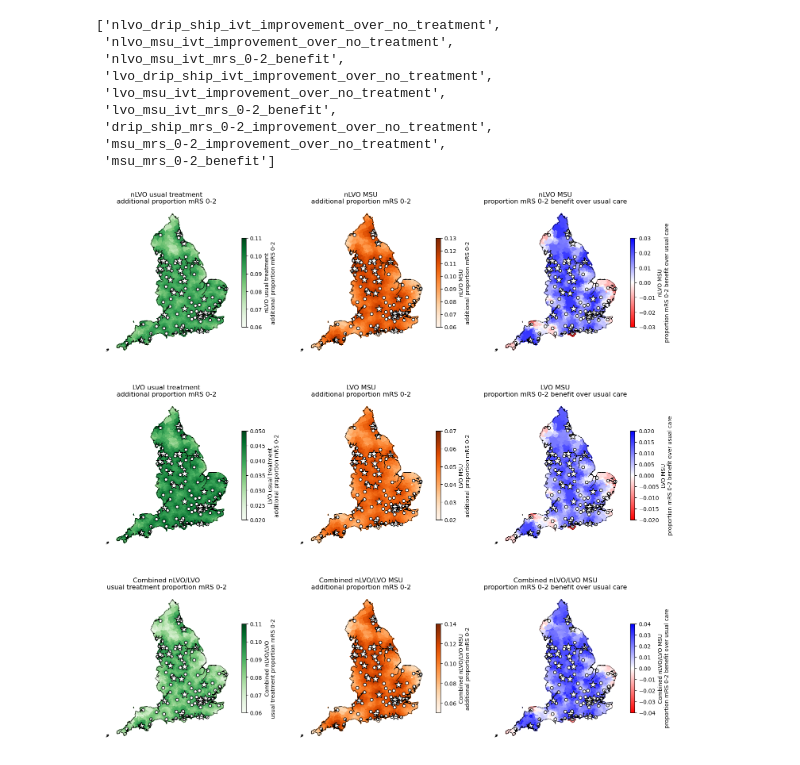
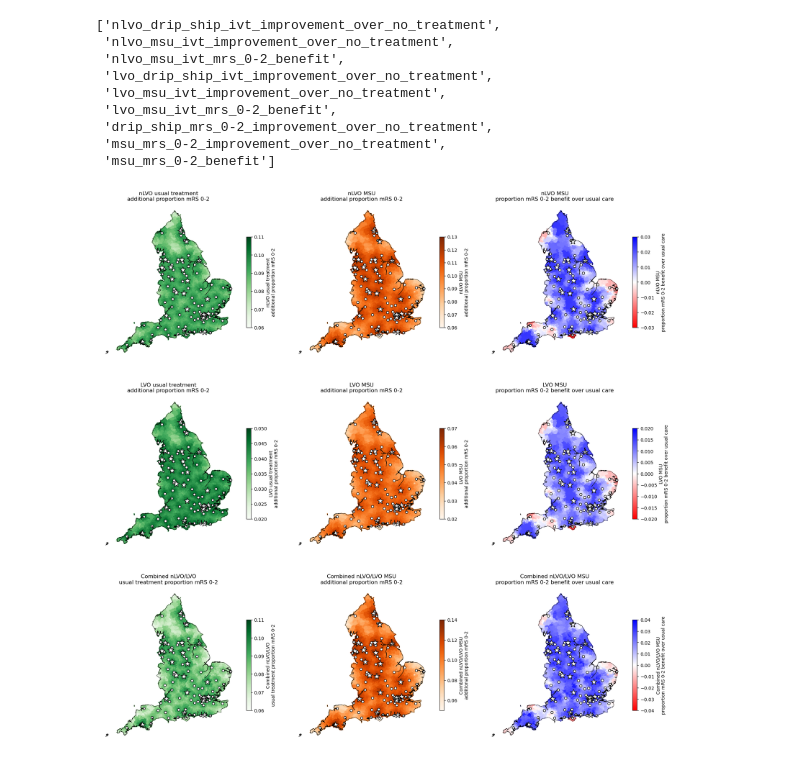
Before and after one commit to stroke-modelling/muster2, a Jupyter notebook: map/produce_maps.ipynb, the cells around one changed output. Drawn from its saved outputs; the diff is of its cells as text; code cells hidden in the pictures.

```diff
--- a/map/produce_maps.ipynb
+++ b/map/produce_maps.ipynb
@@ -188,7 +188,7 @@ cols_to_plot = {
     'lvo_drip_ship_ivt_improvement_over_no_treatment':'LVO usual treatment\nadditional proportion mRS 0-2',
     'lvo_msu_ivt_improvement_over_no_treatment':'LVO MSU\nadditional proportion mRS 0-2',
     'lvo_msu_ivt_mrs_0-2_benefit': 'LVO MSU\nproportion mRS 0-2 benefit over usual care',
-    'drip_ship_mrs_0-2_improvement_over_no_treatment': 'Combined nLVO/LVO\nusual treatment proportion mRS 0-2',
+    'drip_ship_mrs_0-2_improvement_over_no_treatment': 'Combined nLVO/LVO usual treatment\nproportion mRS 0-2',
     'msu_mrs_0-2_improvement_over_no_treatment': 'Combined nLVO/LVO MSU\nadditional proportion mRS 0-2',
     'msu_mrs_0-2_benefit': 'Combined nLVO/LVO MSU\nproportion mRS 0-2 benefit over usual care',
 }
@@ -219,7 +219,7 @@ list(cols_to_plot.keys())
 # %%
 cols = list(cols_to_plot.keys())
 
-fig = plt.figure(figsize=(15,15))
+fig = plt.figure(figsize=(18,18))
 
 for i, col in enumerate(cols):
     # Get min and max of data[col]
@@ -234,33 +234,33 @@ for i, col in enumerate(cols):
     vmax = round(vmax + 0.00499, 2)
 
 
     ax = fig.add_subplot(3, 3, i+1)
 
     data.plot(ax=ax, # Set which axes to use for plot (only one here)
                  column=col, # Column to apply colour
                  antialiased=False, # Avoids artifact boundry lines
                  edgecolor='face', # Make LSOA boundry same colour as area
                  vmin=vmin, # Manual scale min (remove to make automatic)
                  vmax=vmax, # Manual scale max (remove to make automatic)
                  cmap=colormap, # Colour map to use
                  # Adjust size of colourmap key, and add label
                  legend_kwds={'shrink':0.5, 'label':cols_to_plot[col]},
                  # Set to display legend
                  legend=True,
                  # Make slightly transparent
                  alpha=1.0)
     # Plot outline
     england.plot(ax=ax, edgecolor='k', facecolor='none', linewidth=0.5)
     # Plot location of hospitals
     mask = hospitals_gdf['Use_IVT'] == '1'
     hospitals_gdf[mask].plot(ax=ax, edgecolor='k', facecolor='w', markersize=30, marker='o')
     mask = hospitals_gdf['Use_MT'] == '1'
     hospitals_gdf[mask].plot(ax=ax, edgecolor='k', facecolor='w', markersize=200, marker='*')
     ax.set_axis_off() # Turn of axis linea dn numbers
     ax.set_title(cols_to_plot[col])
 plt.tight_layout(pad=2)
 plt.savefig('map_mrs_0_2.jpg', dpi=300, bbox_inches='tight', pad_inches=0.1) # Save figure
 # %% [output]
-[figure, old version]
+[figure, new version]
 # %%
 cols_to_plot = {
```
Also changed, not shown: parts of 2 cells of this notebook.
